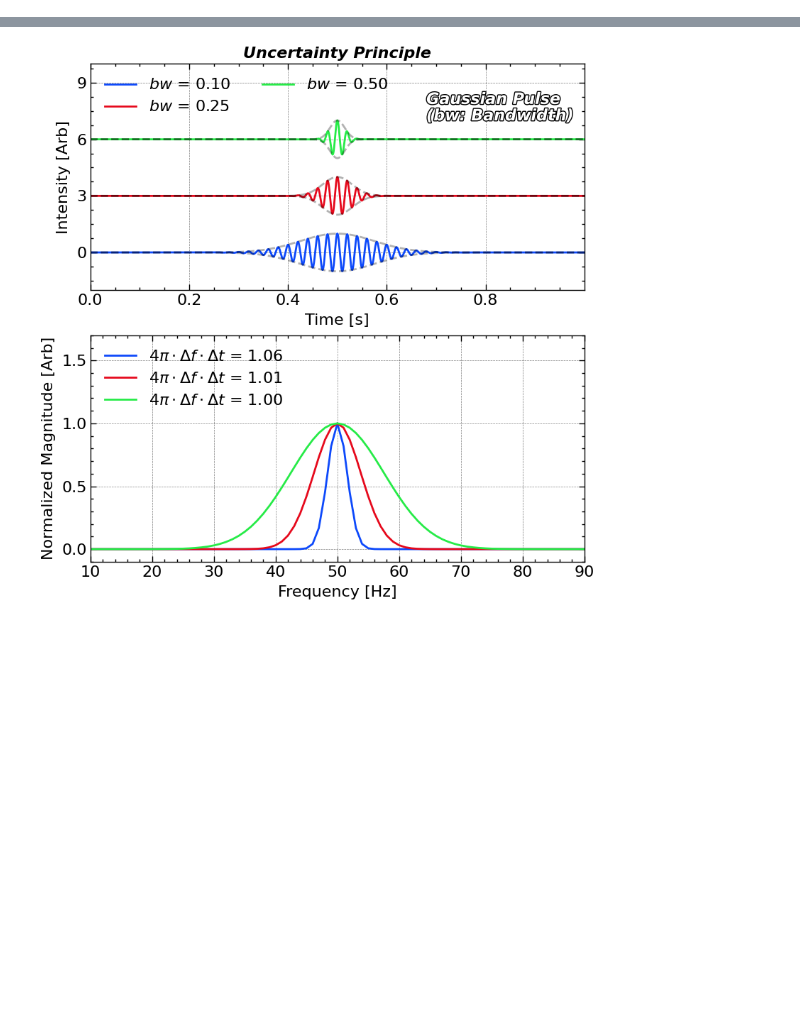
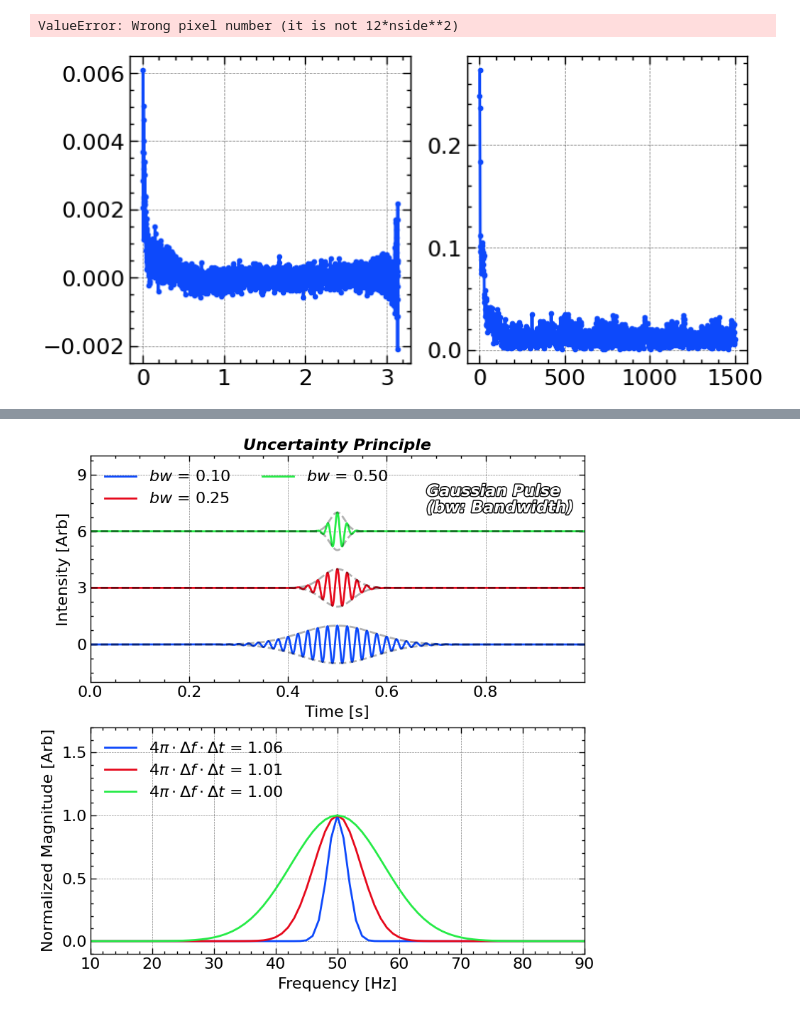
Before and after one commit to jiutongzhao/Time-Series-Data-Analysis, a Jupyter notebook: chap4.ipynb, the cells around one changed output, grey strips where cells are left out. Drawn from its saved outputs; the diff is of its cells as text; code cells hidden in the pictures; blank space fills up the shorter version.

```diff
--- a/chap4.ipynb
+++ b/chap4.ipynb
@@ -148,0 +164,65 @@ mollview(
+# %%
+import healpy as hp
+import numpy as np
+import matplotlib.pyplot as plt
+
+# 假设 tmap 是一维的 HEALPix 数组
+# 去除单极子和偶极子 (非常重要!)
+temperature = wmap_ilc_9yrs[1].data['temperature']
+
+tmap_cleaned = hp.remove_dipole(tmap)
+
+# 直接计算角功率谱 Cl (基于快速球谐变换)
+# lmax 是你想要计算到的最大多极矩
+Cl = hp.anafast(tmap_cleaned, lmax=1000)
+ell = np.arange(len(Cl))
+
+# 绘制功率谱 (通常习惯乘以 l(l+1)/2pi 来平坦化大尺度信号)
+Dl = Cl * ell * (ell + 1) / (2 * np.pi)
+
+plt.plot(ell, Dl)
+plt.xlabel(r'$\ell$')
+plt.ylabel(r'$\mathcal{D}_\ell = \ell(\ell+1)C_\ell / 2\pi$')
+plt.title('CMB Angular Power Spectrum')
+plt.show()
+# %% [output]
+ValueError: Wrong pixel number (it is not 12*nside**2)
+# %%
+from astropy.coordinates import SkyCoord
+from astropy import units as u
+
+tmap
+# np.random.seed(seed)
+# Randomly select N pairs of points from tmap
+N = 2000000  # Number of pairs
+indices = np.random.choice(tmap.size, 2 * N, replace=False)
+coords1 = SkyCoord(ra_grid.ravel()[indices[:N]], dec_grid.ravel()[indices[:N]], frame=Galactic)
+coords2 = SkyCoord(ra_grid.ravel()[indices[N:]], dec_grid.ravel()[indices[N:]], frame=Galactic)
+
+# Calculate angular separations for all pairs
+angular_separations = coords1.separation(coords2)
+# print(f"Angular Separations: {angular_separations}")
+# Define bins for angular distances
+bin_edges = np.linspace(0, np.pi, 3000)  # 20 bins from 0 to π radians
+bin_indices = np.digitize(angular_separations.radian, bin_edges)
+
+# Compute correlation function for each bin
+correlation_function = []
+for i in range(1, len(bin_edges)):
+    mask = (bin_indices == i)
+    if np.any(mask):
+        correlation = np.mean(tmap.ravel()[indices[:N][mask]] * tmap.ravel()[indices[N:][mask]])
+        correlation_function.append(correlation)
+    else:
+        correlation_function.append(0)
+
+plt.close()
+plt.cla()
+plt.clf()
+ax1 = plt.subplot(1, 2, 1)
+ax2 = plt.subplot(1, 2, 2)
+ax1.plot(bin_edges[:-1], correlation_function, marker='o')
+ax2.plot(np.abs(np.fft.rfft(correlation_function)), marker='o')
+plt.show()
+# %% [output]
+[figure, added]
```
Also changed, not shown: parts of 4 cells of this notebook, 36 other files.
